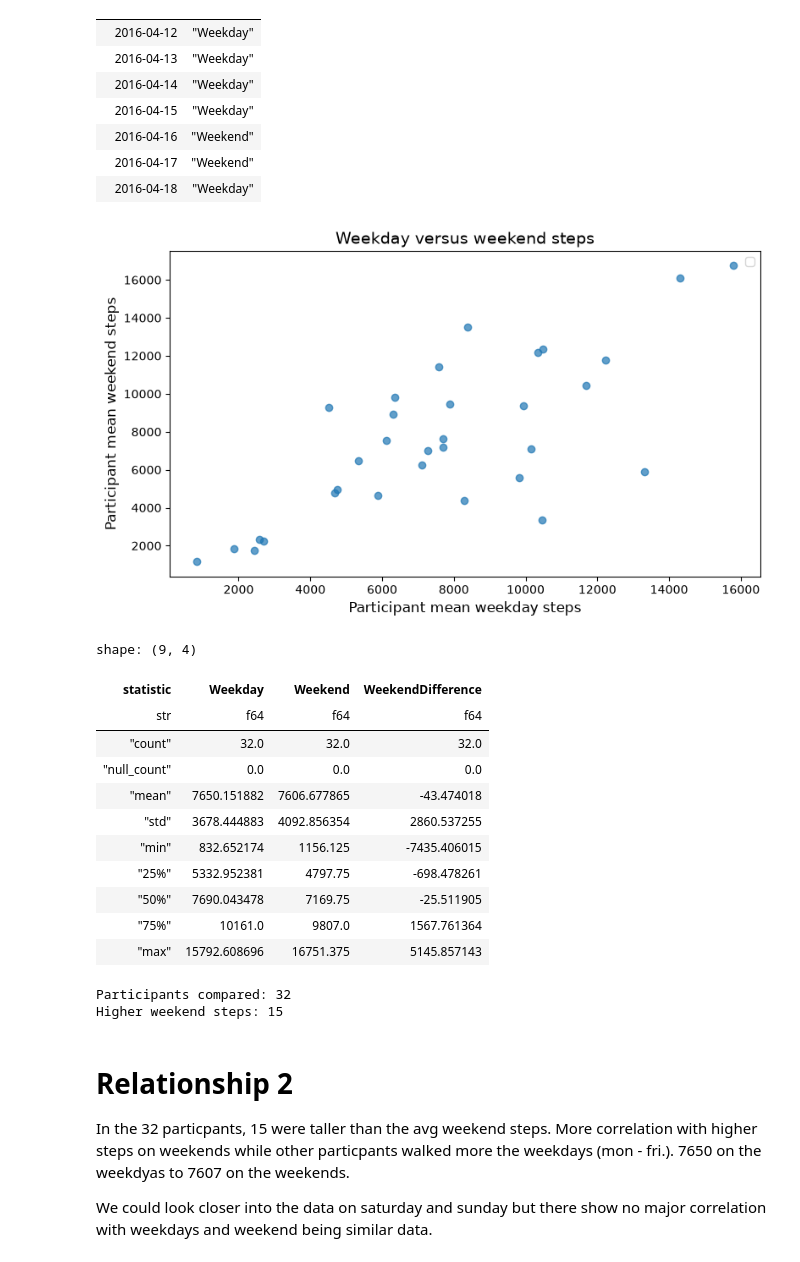
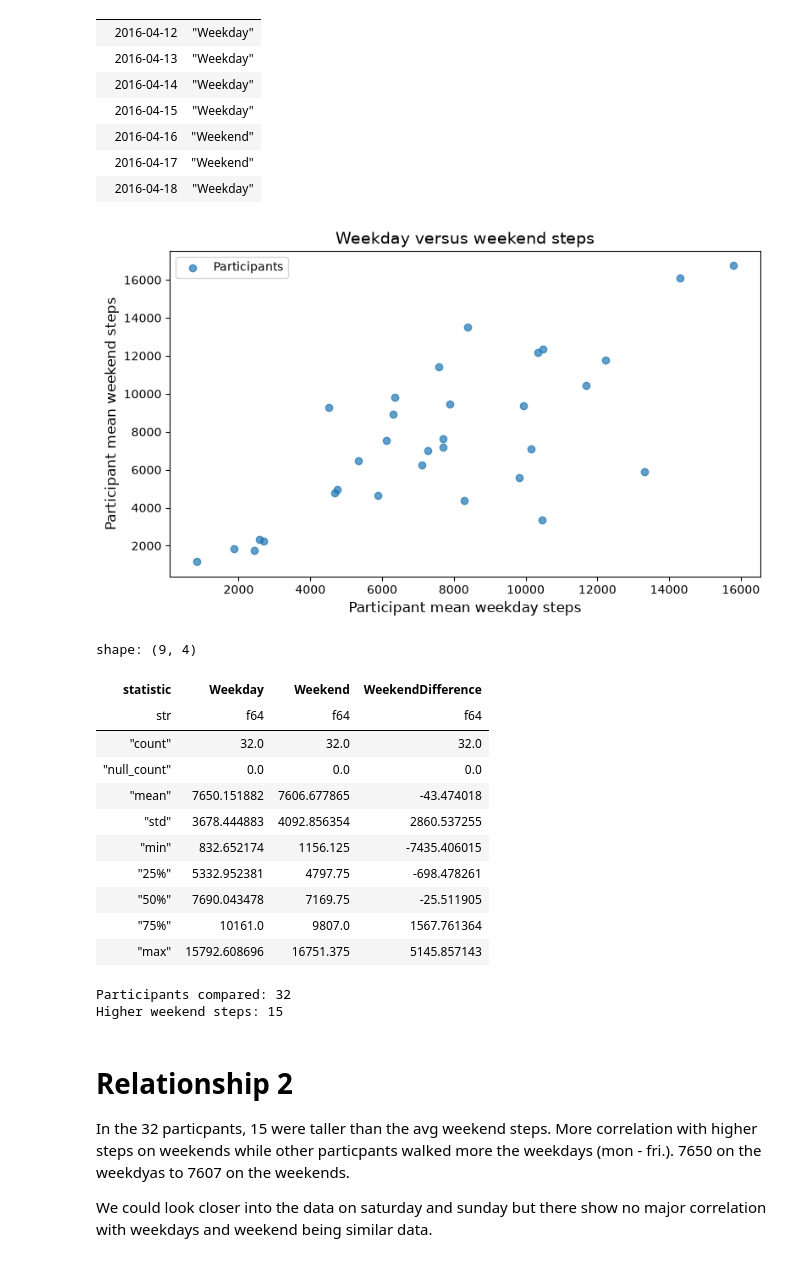
Before and after one commit to gcisne4/cs418-Fitness-Analytics, a Jupyter notebook: eda.ipynb, the cells around one changed output. Saved outputs shown, nothing was run; the diff lists cells and outputs as text; code cells hidden in the pictures.

Commit message:
NHANES exploratory data analysis

```diff
--- a/eda.ipynb
+++ b/eda.ipynb
@@ -10,9 +10,10 @@ How does NHANES measure the movement by various data such as age and more?
 We shorten our questions to activity patterns correlation but still working on it.
 # %%
 import polars as pl
+import pandas as pd
 
 fitbit_raw_data = pl.read_csv(
-    "data/Fitbit Fitness Tracker Data/dailyActivity_merged.csv",
+    "data/fitbit/dailyActivity_merged.csv",
     infer_schema_length=None,
 )
 
@@ -431,27 +418,27 @@ shape: (7, 2)
 # %%
 participant_steps = fitbit_data.group_by("Id", "DayType").agg(pl.col("TotalSteps").mean().alias("MeanSteps"))
 
 paired_steps = participant_steps.pivot(on="DayType", index="Id", values="MeanSteps").drop_nulls(["Weekday", "Weekend"])
 
 plt.figure(figsize=(9, 5))
-plt.scatter(paired_steps["Weekday"].to_numpy(),paired_steps["Weekend"].to_numpy(),alpha=0.7)
+plt.scatter(paired_steps["Weekday"].to_numpy(),paired_steps["Weekend"].to_numpy(),alpha=0.7, label="Participants")
 
 limit = max(paired_steps["Weekday"].max(), paired_steps["Weekend"].max())
 plt.xlabel("Participant mean weekday steps", fontsize=12)
 plt.ylabel("Participant mean weekend steps", fontsize=12)
 plt.title("Weekday versus weekend steps", fontsize=14)
 plt.legend()
 plt.show()
 
 paired_steps = paired_steps.with_columns(
     (pl.col("Weekend") - pl.col("Weekday")).alias("WeekendDifference")
 )
 
 display(paired_steps.select("Weekday", "Weekend", "WeekendDifference").describe())
 print("Participants compared:", paired_steps.height)
 print("Higher weekend steps:", paired_steps.filter(pl.col("WeekendDifference") > 0).height)
 # %% [output]
-[figure, old version]
+[figure, new version]
 shape: (9, 4)
 | statistic | Weekday | Weekend | WeekendDifference |
 | str | f64 | f64 | f64 |
```
Also changed, not shown: parts of 35 cells of this notebook, 2 other files.
